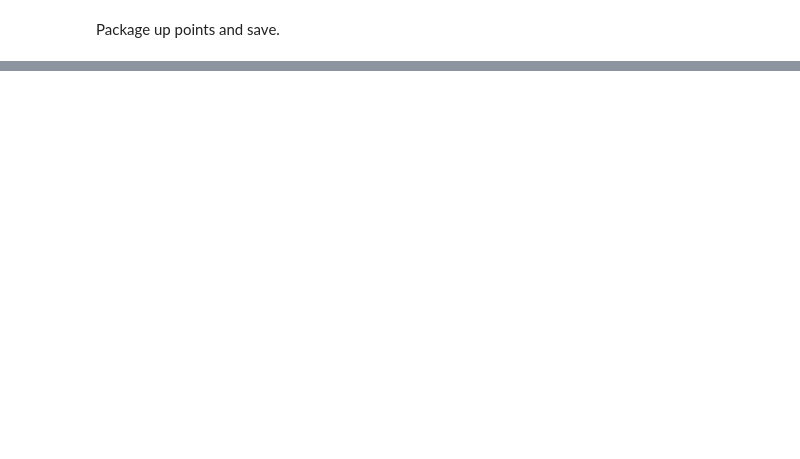
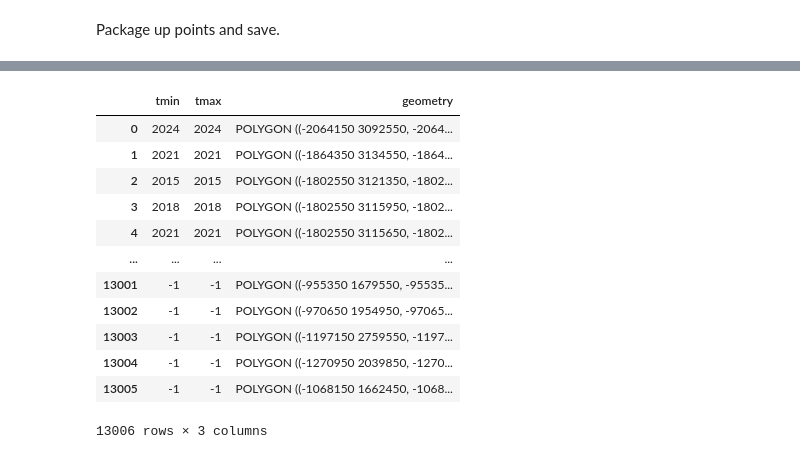
Before and after one commit to s-kganz/morts, a Jupyter notebook: notebooks/ewma_change_detection.ipynb, the cells around one changed output, grey strips where cells are left out. Saved outputs shown, nothing was run; the diff lists cells and outputs as text; code cells hidden in the pictures; blank space fills up the shorter version.

```diff
--- a/notebooks/ewma_change_detection.ipynb
+++ b/notebooks/ewma_change_detection.ipynb
@@ -437,12 +508,15 @@ Of several thousand detections, there are only two overlaps. So, we can go ahead
 # %%
-detection_ds = xr.Dataset(
-    data_vars=dict(
-        xmin=xr.DataArray([d["x"][0] for d in all_detections], dims=("sample",)),
-        xmax=xr.DataArray([d["x"][-1] for d in all_detections], dims=("sample",)),
-        ymin=xr.DataArray([d["y"][0] for d in all_detections], dims=("sample",)),
-        ymax=xr.DataArray([d["y"][-1] for d in all_detections], dims=("sample",)),
-        tmin=xr.DataArray([d["time"][0] for d in all_detections], dims=("sample",)),
-        tmax=xr.DataArray([d["time"][-1] for d in all_detections], dims=("sample",))
-    ),
-    coords=dict(sample=np.arange(len(all_detections)))
-)
+detection_geoms = list(map(detection_to_bbox, all_detections))
+
+detection_tmin = [d["time"][0] for d in all_detections]
+detection_tmax = [d["time"][-1] for d in all_detections]
+
+nondetection_geoms = [
+    shapely.geometry.box(
+        x,
+        y-300,
+        x+300,
+        y
+    )
+    for (x, y) in zip(non_detect_sample_x, non_detect_sample_y)
+]
@@ -463,0 +523,24 @@ detection_ds.tmin[detection_ds.tmin > 2018].plot.hist()
+# %%
+output_gdf = gpd.GeoDataFrame(
+    data=dict(
+        tmin = detection_tmin + [-1] * len(nondetection_geoms),
+        tmax = detection_tmax + [-1] * len(nondetection_geoms),
+        severity = severity.tolist() + [0] * len(nondetection_geoms)
+    ),
+    geometry=gpd.GeoSeries(detection_geoms + nondetection_geoms, crs="EPSG:5071")
+)
+output_gdf
+# %% [output]
+|  | tmin | tmax | geometry |
+| 0 | 2024 | 2024 | POLYGON ((-2064150 3092550, -2064... |
+| 1 | 2021 | 2021 | POLYGON ((-1864350 3134550, -1864... |
+| 2 | 2015 | 2015 | POLYGON ((-1802550 3121350, -1802... |
+| 3 | 2018 | 2018 | POLYGON ((-1802550 3115950, -1802... |
+| 4 | 2021 | 2021 | POLYGON ((-1802550 3115650, -1802... |
+| ... | ... | ... | ... |
+| 13001 | -1 | -1 | POLYGON ((-955350 1679550, -95535... |
+| 13002 | -1 | -1 | POLYGON ((-970650 1954950, -97065... |
+| 13003 | -1 | -1 | POLYGON ((-1197150 2759550, -1197... |
+| 13004 | -1 | -1 | POLYGON ((-1270950 2039850, -1270... |
+| 13005 | -1 | -1 | POLYGON ((-1068150 1662450, -1068... |
+13006 rows × 3 columns
```
Also changed, not shown: parts of 31 cells of this notebook.
